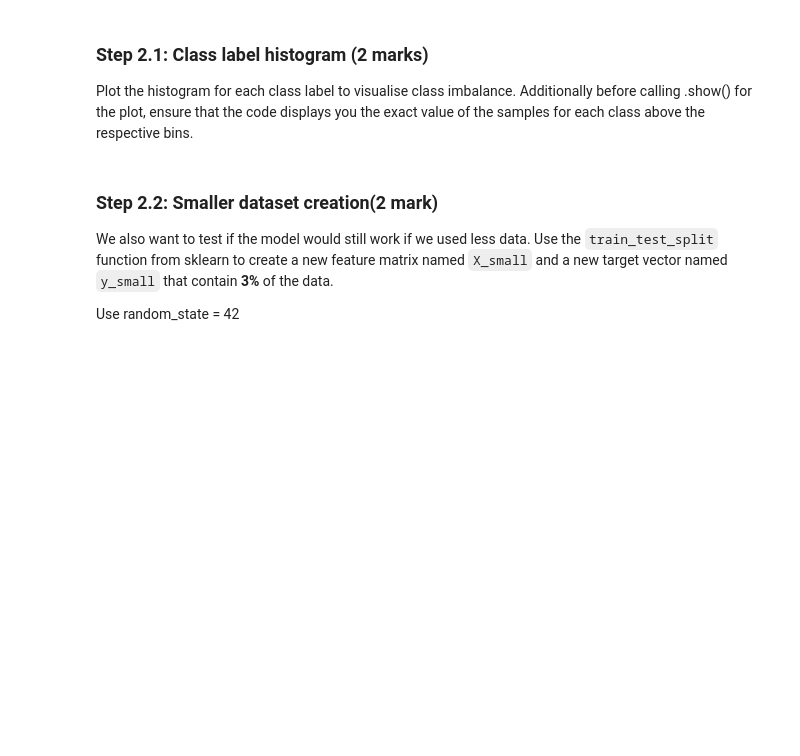
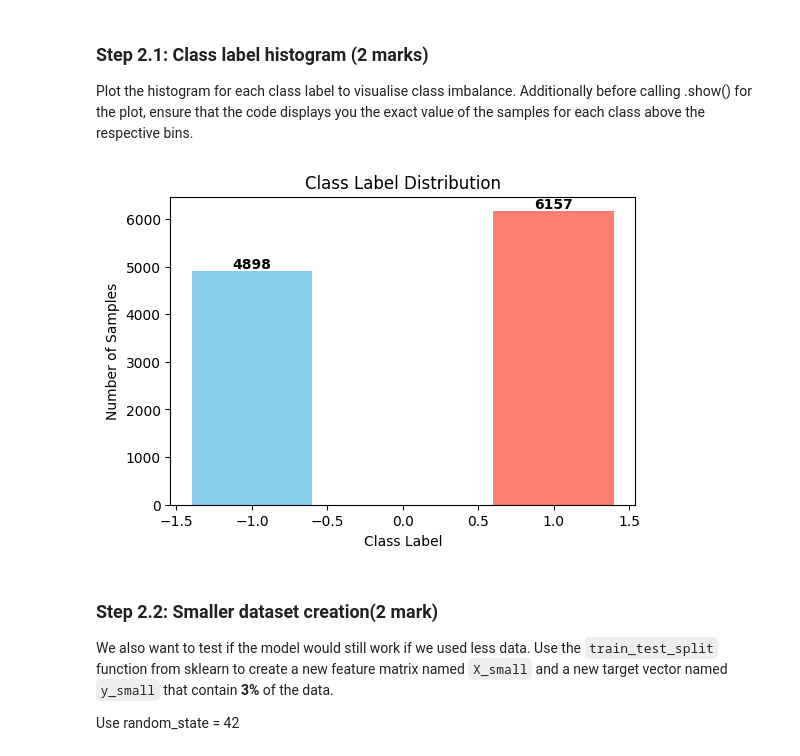
Before and after one commit to SebastianVanegasPerez/engg680_2024_fall, a Jupyter notebook: Lab_3/Assignment3.ipynb, the cells around one changed output. Cells and saved outputs as stored; diff of their text form; code cells hidden in the pictures; blank space fills up the shorter version.

```diff
--- a/Lab_3/Assignment3.ipynb
+++ b/Lab_3/Assignment3.ipynb
@@ -453,9 +511,12 @@ Print the size of `X` and `y`
 # %%
 from ucimlrepo import fetch_ucirepo
 
-# Below code fetches dataset
 phishing_websites = fetch_ucirepo(id=327)
 
 # TO DO: data (as pandas dataframes) (1 mark)
+X = phishing_websites.data.features
+y = phishing_websites.data.targets
 
 # TO DO: display sizes of X and y (1 mark)
+print(phishing_websites.metadata)
+print(phishing_websites.variables)
@@ -473,3 +545,22 @@ plt.show()
+# %%
+# TO DO: Check the class distribution of y (2 mark)
+
+unique, counts = np.unique(y, return_counts=True)
+class_counts = dict(zip(unique, counts))
+
+plt.figure(figsize=(6, 4))
+plt.bar(class_counts.keys(), class_counts.values(), color=['skyblue', 'salmon'])
+plt.xlabel("Class Label")
+plt.ylabel("Number of Samples")
+plt.title("Class Label Distribution")
+
+# Display exact values for each bin in the histogram
+for label, count in class_counts.items():
+    plt.text(label, count, str(count), ha='center', va='bottom', fontweight='bold')
+
+plt.show()
+# %% [output]
+[figure, added]
 # %% [markdown]
 ### Step 2.2: Smaller dataset creation(2 mark)
 
```
Also changed, not shown: parts of 10 cells of this notebook.
